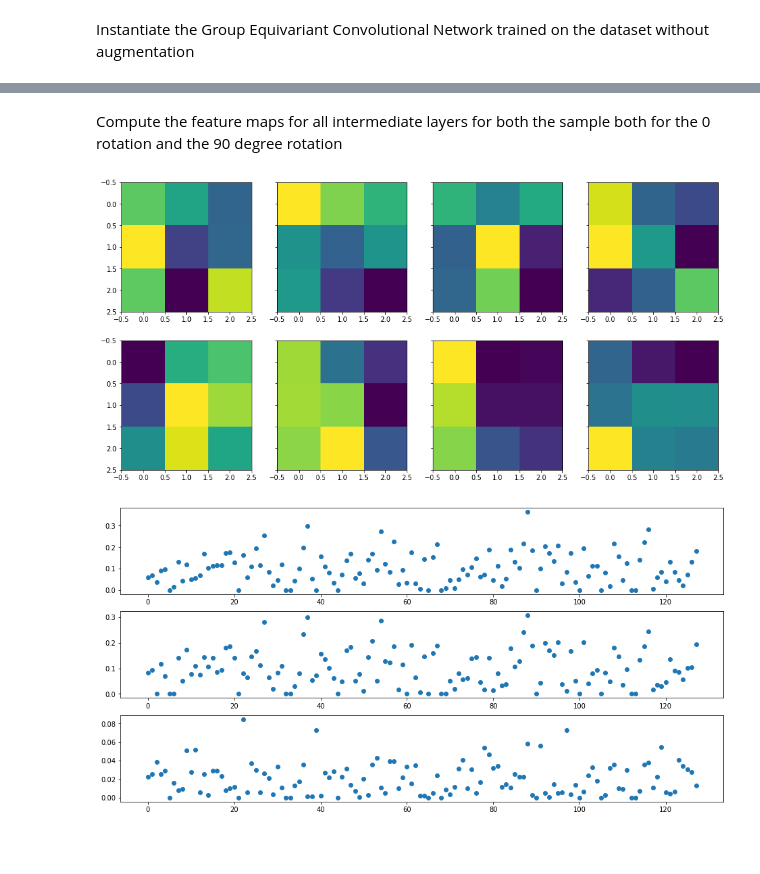
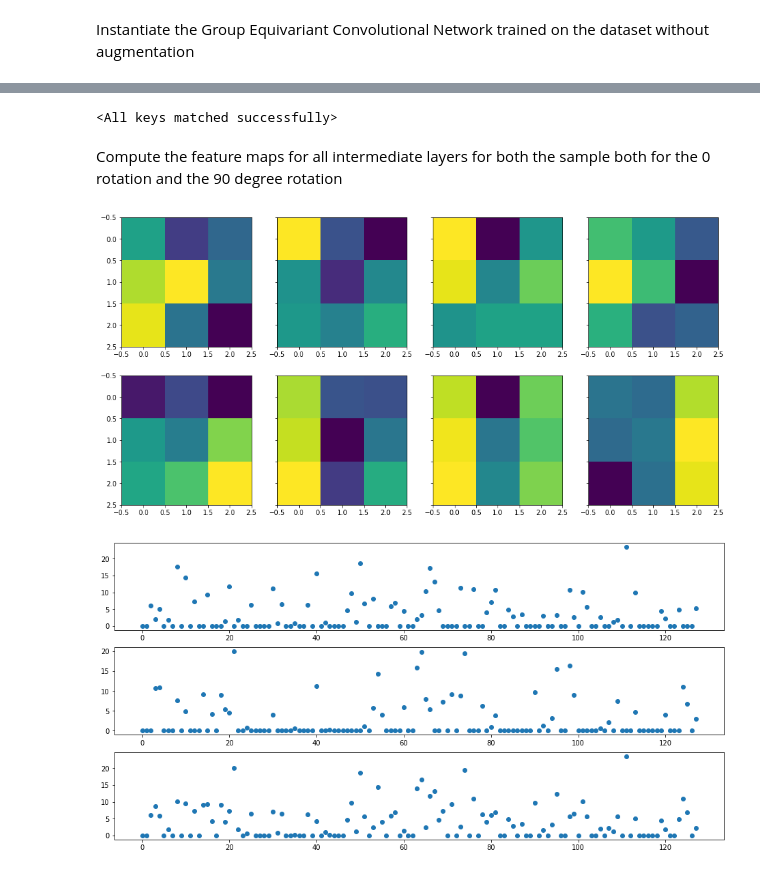
Before and after one commit to giorgiodema/Learning-Invariance-from-Equivariance, a Jupyter notebook: #c4SimpleCNN_different.ipynb, the cells around one changed output, grey strips where cells are left out. Saved outputs shown, nothing was run; the diff lists cells and outputs as text; code cells hidden in the pictures; blank space fills up the shorter version.

```diff
--- a/#c4SimpleCNN_different.ipynb
+++ b/#c4SimpleCNN_different.ipynb
@@ -63,6 +63,11 @@ EqSimpleCNN(
   (group_pooling): GroupMaxPool()
   (clf): Linear(in_features=128, out_features=10, bias=True)
 )
+# %%
+ret = m.load_state_dict(torch.load(f"ckpt/{NAME}.pth"))
+ret
+# %% [output]
+<All keys matched successfully>
 # %% [markdown]
 Compute the feature maps for all intermediate layers for both the sample both for the 0 rotation and the 90 degree rotation
 # %%
@@ -93,22 +98,22 @@ oclf_hat = m.clf(ogrp_hat)
 feature_maps = [oc1,or1,op1,oc2,or2,op2,oc3,or3,ogp,ogrp,oclf]
 feature_maps_hat = [oc1_hat,or1_hat,op1_hat,oc2_hat,or2_hat,op2_hat,oc3_hat,or3_hat,ogp_hat,ogrp_hat,oclf_hat]
 # %%
-layer_idx = 6 # 0 - 8
+layer_idx = 3 # 0 - 8
 filter_idx = 2
 fig,ax = plt.subplots(2,4,sharey=True)
 fig.set_size_inches(16,8)
 for g in range(4):
     f = feature_maps[layer_idx][0,filter_idx,g,...]
     f_hat = feature_maps_hat[layer_idx][0,filter_idx,g,...]
     if len(f.shape)<2:
         ax[0,g].scatter(0,f.detach().numpy())
         ax[1,g].scatter(0,f_hat.detach().numpy())
     else:
         ax[0,g].imshow(f.detach().numpy())
         ax[1,g].imshow(f_hat.detach().numpy())
 plt.show()
 # %% [output]
-[figure, old version]
+[figure, new version]
 # %%
 fig,ax = plt.subplots(3,1,sharey=False)
 fig.set_size_inches(16,8)
@@ -117,4 +122,4 @@ ax[1].scatter(np.arange(128),ogrp_hat[0].detach().numpy())
 ax[2].scatter(np.arange(128),torch.abs(ogrp[0]-ogrp_hat[0]).detach().numpy())
 plt.show()
 # %% [output]
-[figure, old version]
+[figure, new version]
```
Also changed, not shown: 2 other files.
